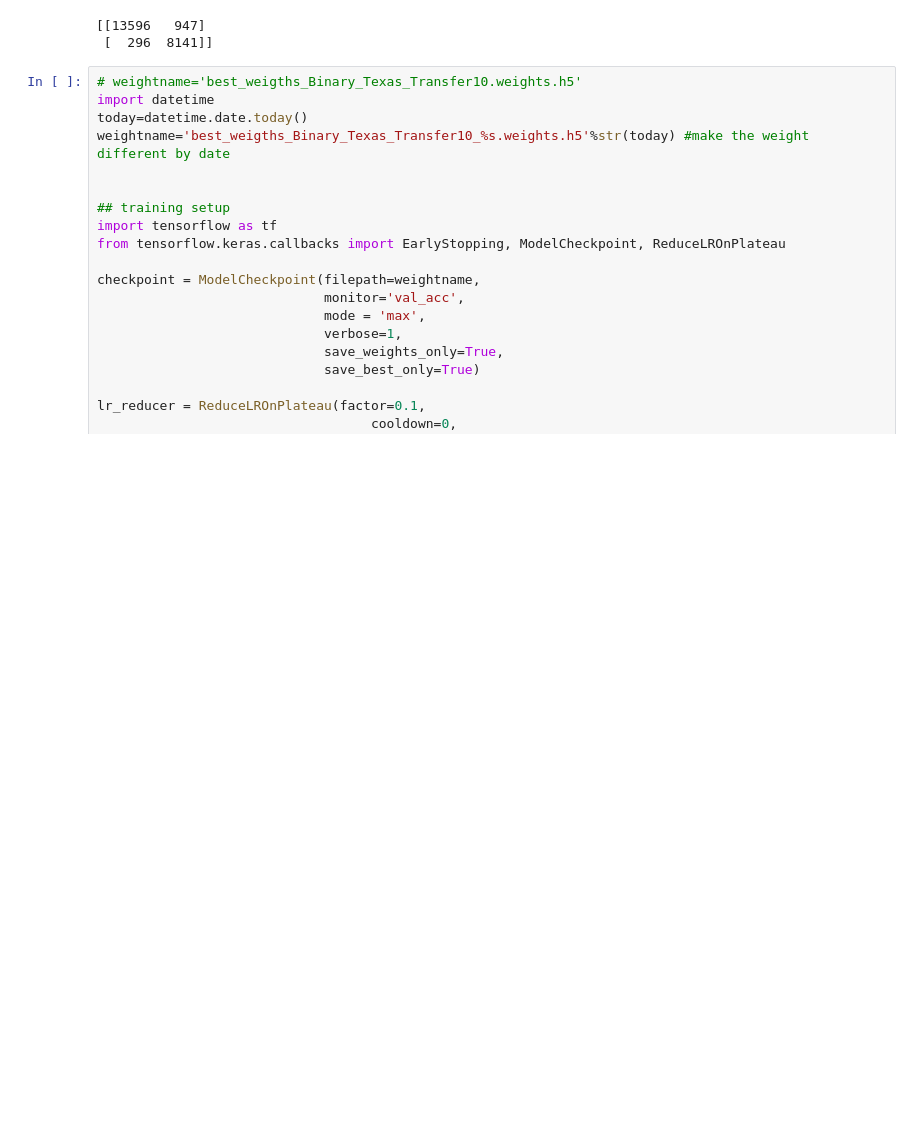
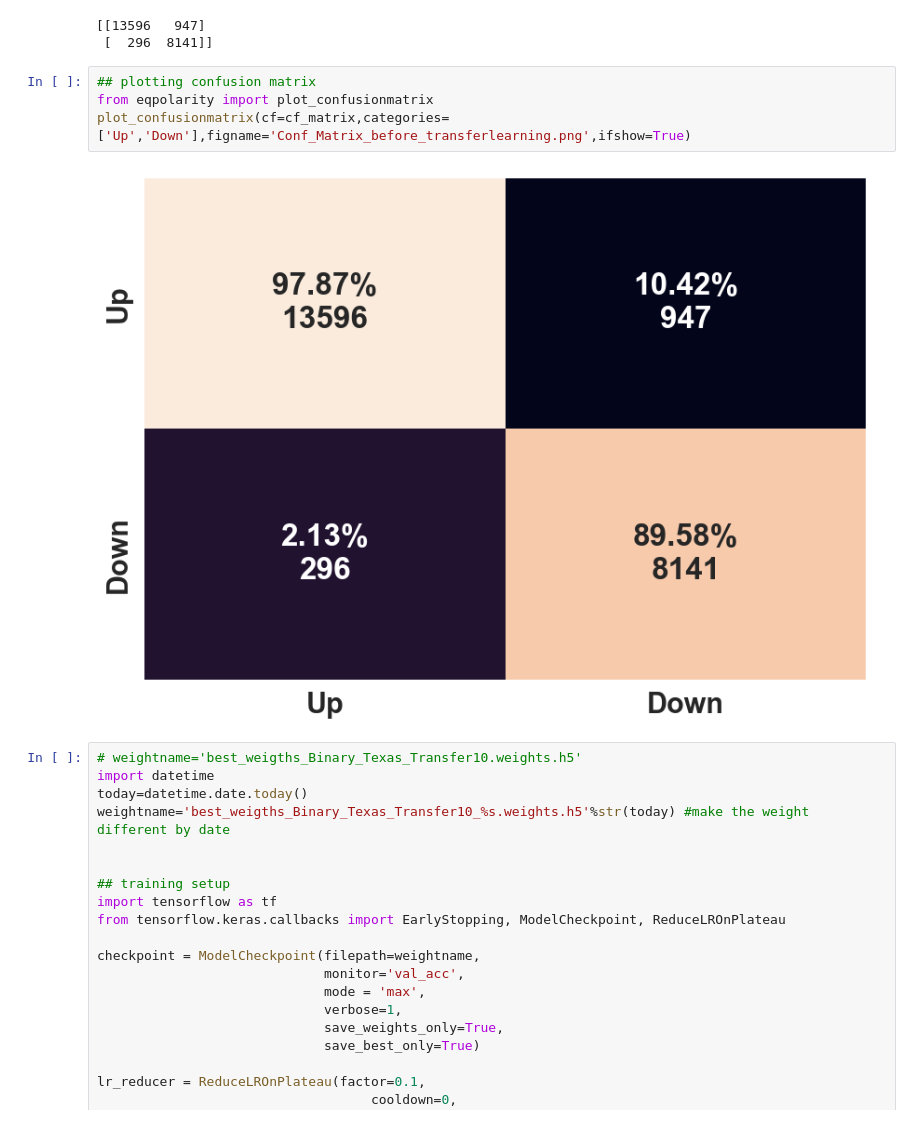
Before and after one commit to chenyk1990/eqpolarity, a Jupyter notebook: notebooks/run_eqpolarity_transferlearning_Texas_10percent.ipynb, the cells around one changed output. Cells and saved outputs as stored; diff of their text form; blank space fills up the shorter version.

```diff
--- a/notebooks/run_eqpolarity_transferlearning_Texas_10percent.ipynb
+++ b/notebooks/run_eqpolarity_transferlearning_Texas_10percent.ipynb
@@ -84,6 +84,12 @@ print(cf_matrix)
 # %% [output]
 [[13596   947]
  [  296  8141]]
+# %%
+## plotting confusion matrix
+from eqpolarity import plot_confusionmatrix
+plot_confusionmatrix(cf=cf_matrix,categories=['Up','Down'],figname='Conf_Matrix_before_transferlearning.png',ifshow=True)
+# %% [output]
+[figure, added]
 # %%
 # weightname='best_weigths_Binary_Texas_Transfer10.weights.h5'
 import datetime
```
Also changed, not shown: parts of 7 cells of this notebook.
